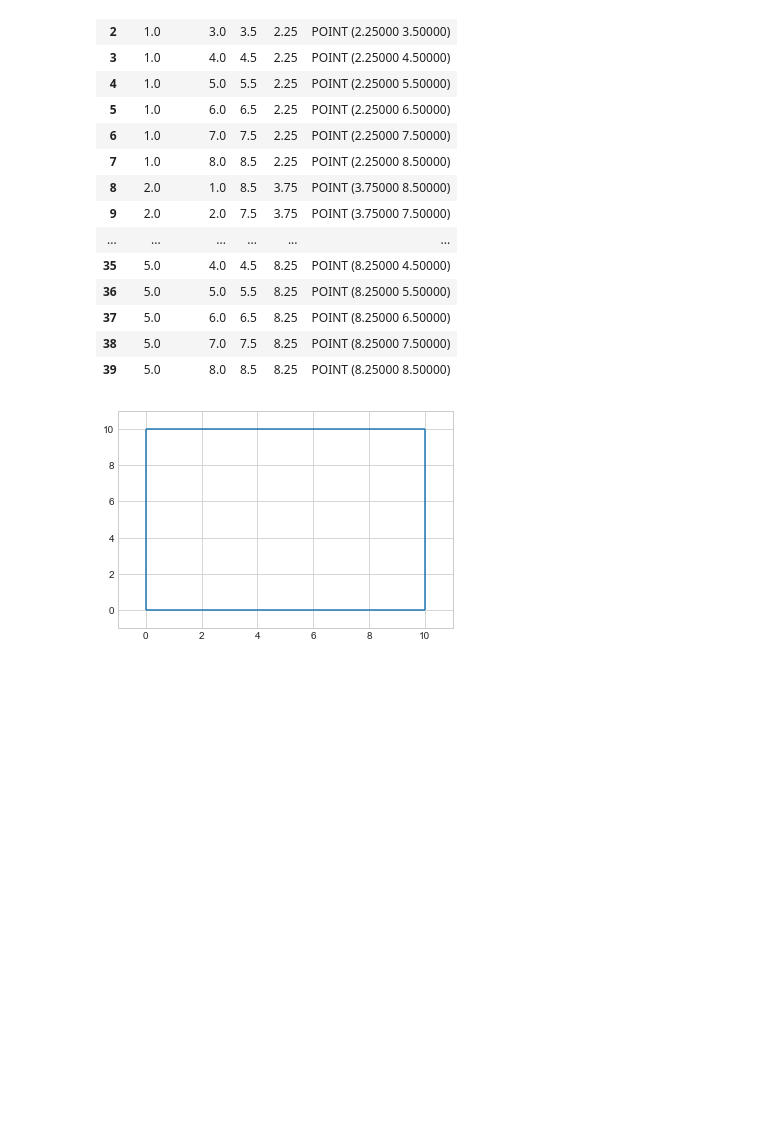
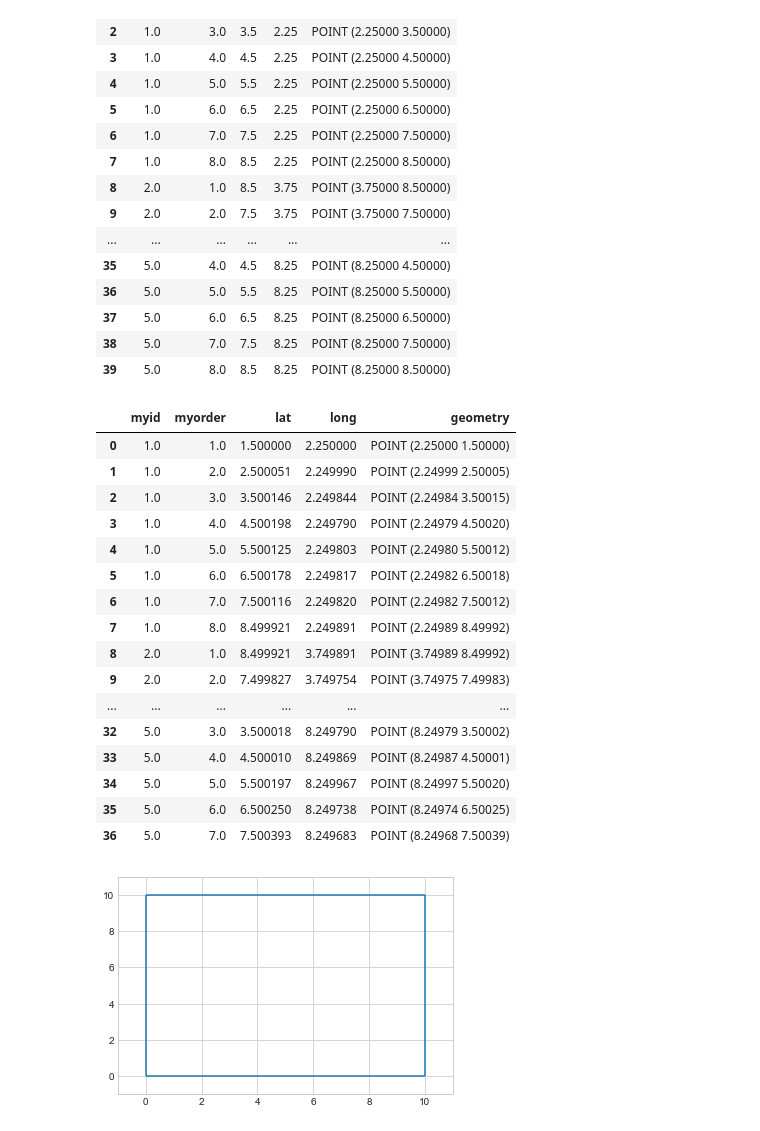
Before and after one commit to jnaess/ENGO-500, a Jupyter notebook: potential_simulator.ipynb, the cells around one changed output. Cells and saved outputs as stored; diff of their text form; code cells hidden in the pictures; blank space fills up the shorter version.

```diff
--- a/potential_simulator.ipynb
+++ b/potential_simulator.ipynb
@@ -49,6 +88,26 @@ Sim.T_gdf_pt
 | 37 | 5.0 | 6.0 | 6.5 | 8.25 | POINT (8.25000 6.50000) |
 | 38 | 5.0 | 7.0 | 7.5 | 8.25 | POINT (8.25000 7.50000) |
 | 39 | 5.0 | 8.0 | 8.5 | 8.25 | POINT (8.25000 8.50000) |
+# %%
+Sim.R_gdf_pt
+# %% [output]
+|  | myid | myorder | lat | long | geometry |
+| 0 | 1.0 | 1.0 | 1.500000 | 2.250000 | POINT (2.25000 1.50000) |
+| 1 | 1.0 | 2.0 | 2.500051 | 2.249990 | POINT (2.24999 2.50005) |
+| 2 | 1.0 | 3.0 | 3.500146 | 2.249844 | POINT (2.24984 3.50015) |
+| 3 | 1.0 | 4.0 | 4.500198 | 2.249790 | POINT (2.24979 4.50020) |
+| 4 | 1.0 | 5.0 | 5.500125 | 2.249803 | POINT (2.24980 5.50012) |
+| 5 | 1.0 | 6.0 | 6.500178 | 2.249817 | POINT (2.24982 6.50018) |
+| 6 | 1.0 | 7.0 | 7.500116 | 2.249820 | POINT (2.24982 7.50012) |
+| 7 | 1.0 | 8.0 | 8.499921 | 2.249891 | POINT (2.24989 8.49992) |
+| 8 | 2.0 | 1.0 | 8.499921 | 3.749891 | POINT (3.74989 8.49992) |
+| 9 | 2.0 | 2.0 | 7.499827 | 3.749754 | POINT (3.74975 7.49983) |
+| ... | ... | ... | ... | ... | ... |
+| 32 | 5.0 | 3.0 | 3.500018 | 8.249790 | POINT (8.24979 3.50002) |
+| 33 | 5.0 | 4.0 | 4.500010 | 8.249869 | POINT (8.24987 4.50001) |
+| 34 | 5.0 | 5.0 | 5.500197 | 8.249967 | POINT (8.24997 5.50020) |
+| 35 | 5.0 | 6.0 | 6.500250 | 8.249738 | POINT (8.24974 6.50025) |
+| 36 | 5.0 | 7.0 | 7.500393 | 8.249683 | POINT (8.24968 7.50039) |
 # %%
 Sim.inner.plot()
 # %%
```
Also changed, not shown: parts of 3 cells of this notebook, 9 other files.
